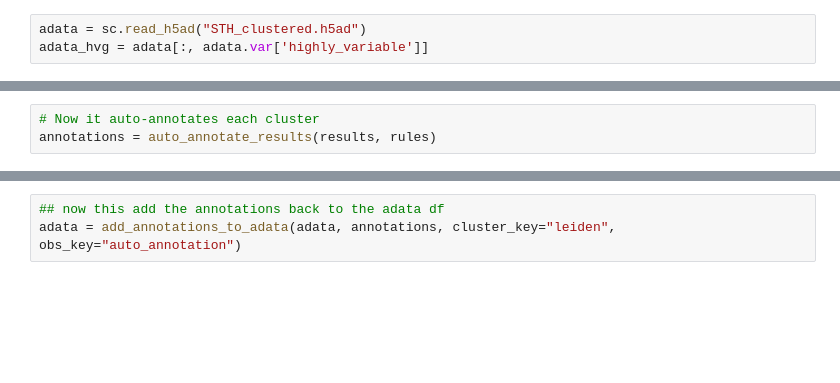
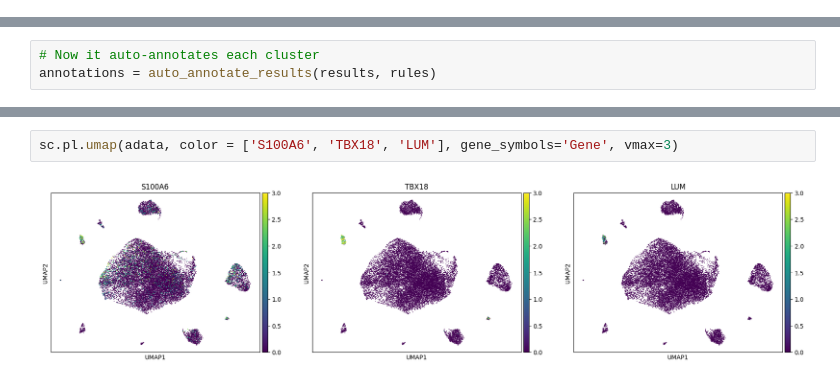
Before and after one commit to saatvik-viniak/sc-RNA-atlas, a Jupyter notebook: sample_scanpy.ipynb, the cells around one changed output, grey strips where cells are left out. Cells and saved outputs as stored; diff of their text form; blank space fills up the shorter version.

```diff
--- a/sample_scanpy.ipynb
+++ b/sample_scanpy.ipynb
@@ -377,3 +393,0 @@ adata.write("STH_clustered.h5ad", compression="gzip")
-# %%
-adata = sc.read_h5ad("STH_clustered.h5ad")
-adata_hvg = adata[:, adata.var['highly_variable']]
@@ -445,3 +462,4 @@ annotations
-# %%
-## now this add the annotations back to the adata df
-adata = add_annotations_to_adata(adata, annotations, cluster_key="leiden", obs_key="auto_annotation")
+# %%
+sc.pl.umap(adata, color = ['S100A6', 'TBX18', 'LUM'], gene_symbols='Gene', vmax=3)
+# %% [output]
+[figure, added]
```
Also changed, not shown: parts of 28 cells of this notebook.
